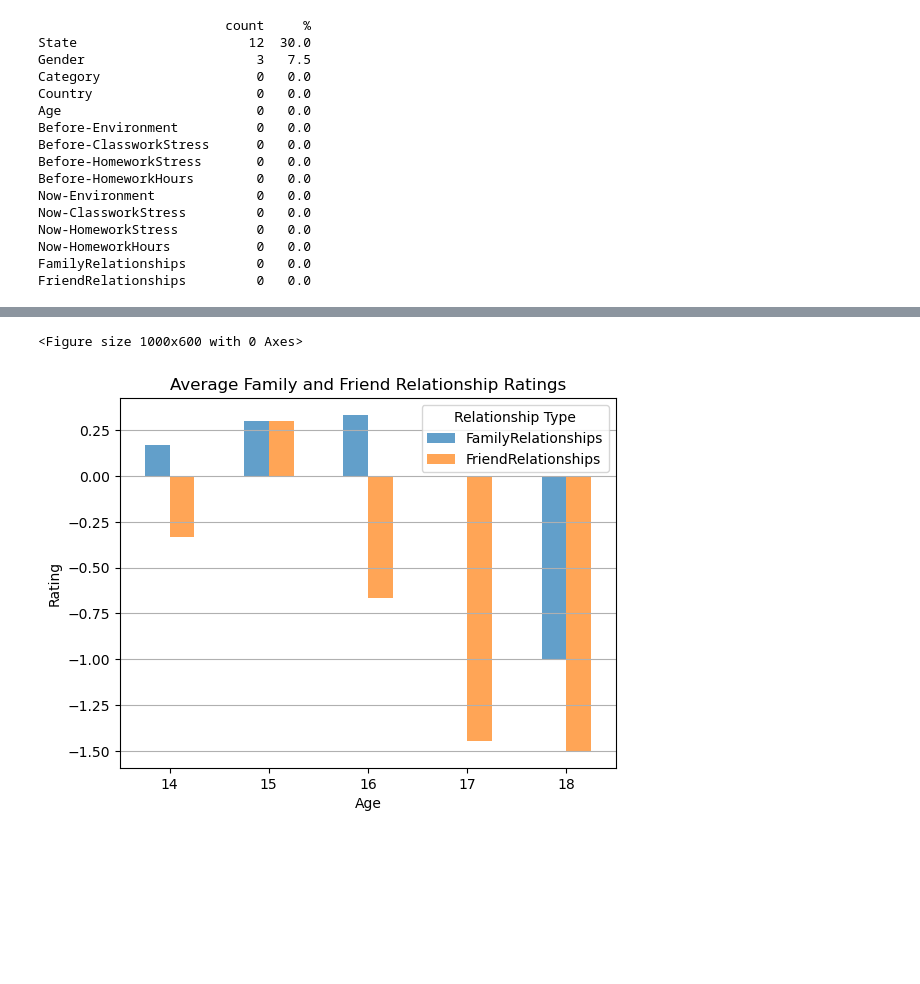
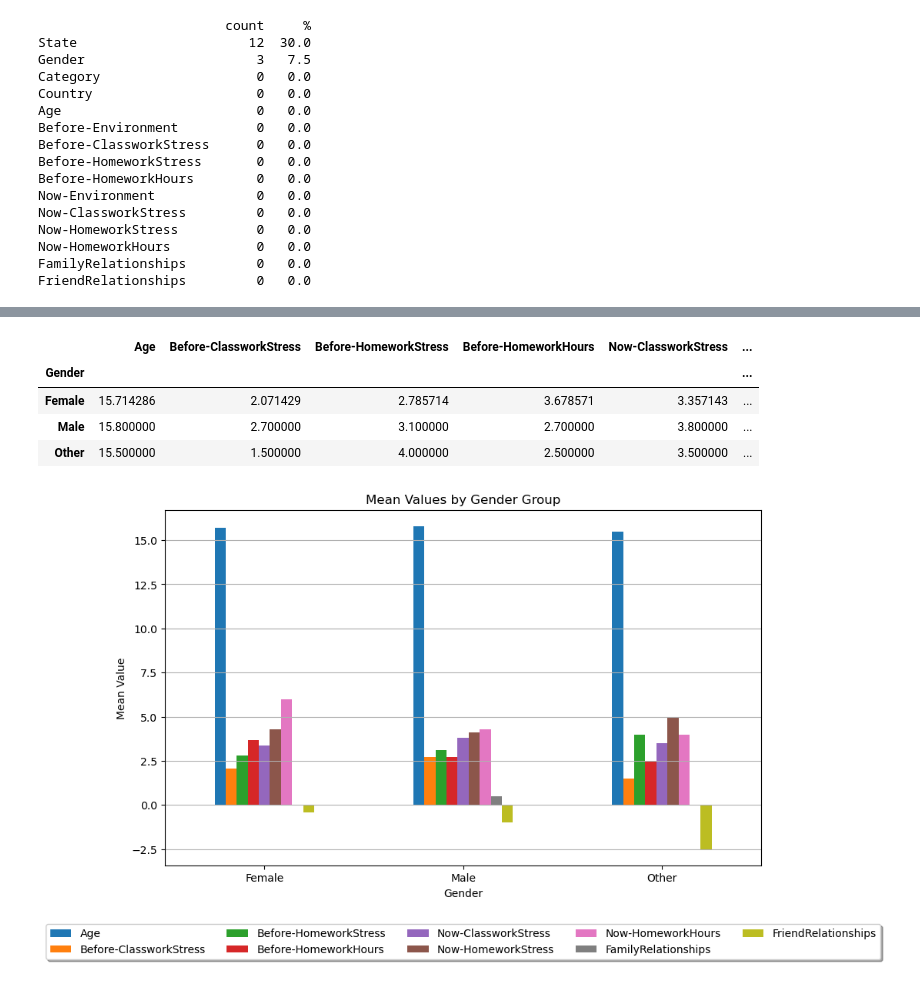
Before and after one commit to seric0619/Springboard, a Jupyter notebook: Capstone/Data-Wrangling.ipynb, the cells around one changed output, grey strips where cells are left out. Saved outputs shown, nothing was run; the diff lists cells and outputs as text; code cells hidden in the pictures; blank space fills up the shorter version.

```diff
--- a/Capstone/Data-Wrangling.ipynb
+++ b/Capstone/Data-Wrangling.ipynb
@@ -155,22 +152,37 @@ plt.show()
 # %%
-import matplotlib.pyplot as plt
+# Select numerical columns
+numerical_data = data.select_dtypes(include=['int64', 'float64'])
 
-# Filter data for ages 14 to 18
-filtered_data = data[data['Age'].between(14, 18)]
+# Group the numerical data by 'Gender'
+gender_groups = numerical_data.groupby(data['Gender'])
 
-# Calculate the average of family and friend relationships for filtered data
-relationships_means = filtered_data.groupby('Age')[['FamilyRelationships', 'FriendRelationships']].mean()
+# Calculate means for each gender group
+gender_means = gender_groups.mean()
 
-# Plot the bar graph
-plt.figure(figsize=(10, 6))
-relationships_means.plot(kind='bar', alpha=0.7)
-plt.title('Average Family and Friend Relationship Ratings')
-plt.xlabel('Age')
-plt.ylabel('Rating')
-plt.grid(axis='y')
-plt.xticks(rotation=0)
-plt.legend(title='Relationship Type')
-plt.show()
+# Display the means
+gender_means
+
+gender_means.head()
 # %% [output]
-<Figure size 1000x600 with 0 Axes>
-[figure, removed]
+|  | Age | Before-ClassworkStress | Before-HomeworkStress | Before-HomeworkHours | Now-ClassworkStress | ... |
+| Gender |  |  |  |  |  | ... |
+| Female | 15.714286 | 2.071429 | 2.785714 | 3.678571 | 3.357143 | ... |
+| Male | 15.800000 | 2.700000 | 3.100000 | 2.700000 | 3.800000 | ... |
+| Other | 15.500000 | 1.500000 | 4.000000 | 2.500000 | 3.500000 | ... |
+# %%
+import matplotlib.pyplot as plt
+
+# Plot the means
+ax = gender_means.plot(kind='bar', figsize=(10, 6))
+plt.title('Mean Values by Gender Group')
+plt.xlabel('Gender')
+plt.ylabel('Mean Value')
+plt.xticks(rotation=0)  # Rotate x-axis labels if needed
+plt.grid(axis='y')  # Add gridlines along y-axis
+
+# Move the legend below the plot
+plt.legend(loc='upper center', bbox_to_anchor=(0.5, -0.15), fancybox=True, shadow=True, ncol=5)
+
+plt.show()
+# %% [output]
+[figure, added]
```
Also changed, not shown: parts of 12 cells of this notebook, 1 other file.
